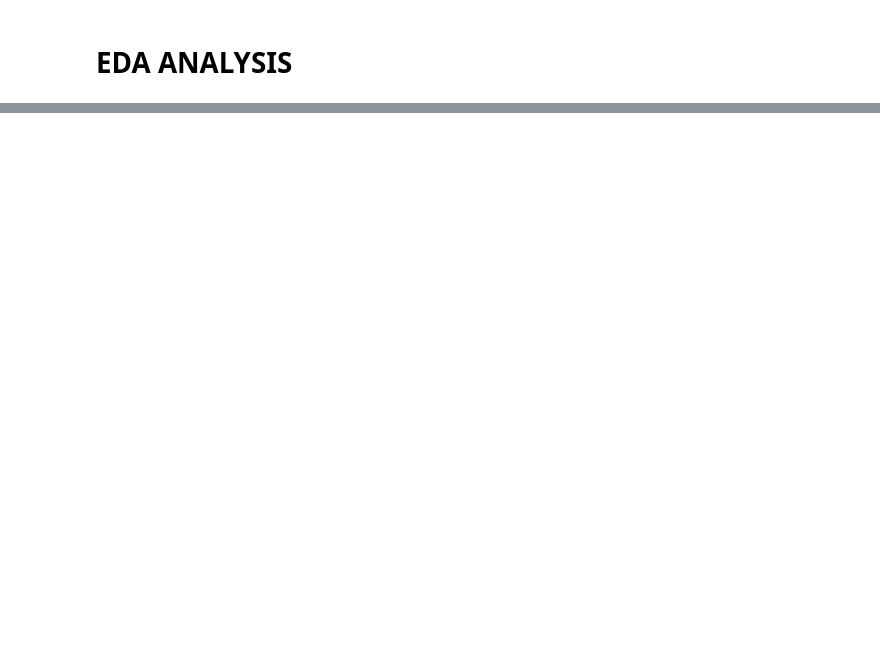
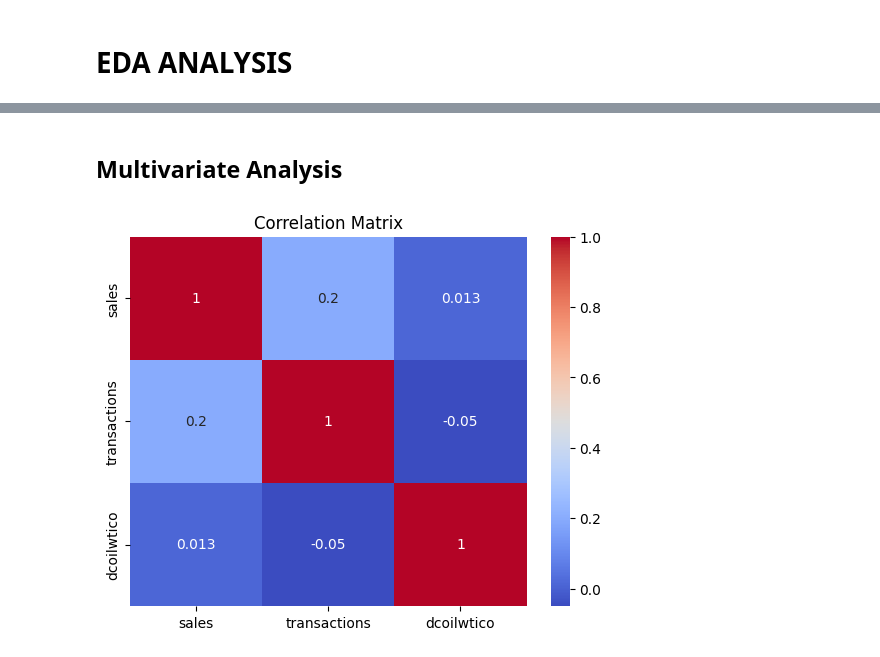
Before and after one commit to Dansoaa/Store-sales-data, a Jupyter notebook: Corporation_Favorita.ipynb, the cells around one changed output, grey strips where cells are left out. Saved outputs shown, nothing was run; the diff lists cells and outputs as text; code cells hidden in the pictures; blank space fills up the shorter version.

Commit message:
merging and modeling

```diff
--- a/Corporation_Favorita.ipynb
+++ b/Corporation_Favorita.ipynb
@@ -367,2 +462,6 @@ dt4.describe()
 # %% [markdown]
 # EDA ANALYSIS
+# %%
+# Convert 'date' column to datetime format for train data
+dt['date'] = pd.to_datetime(dt['date'], format='%m/%d/%Y').dt.strftime('%Y-%m-%d')
+dt.head()
@@ -368,0 +520,23 @@ dt4.describe()
+# %%
+
+# Merging the common columns ('store_nbr' and 'date') in the datasets using the inner merge() function
+
+# Merge train_data with stores_df based on 'store_nbr' column
+
+merged_df1 = dt.merge(df_stores, on='store_nbr', how='inner')
+
+# Merge merged_df1 with trans_data based on 'date' and 'store_nbr' columns
+
+merged_df2 = merged_df1.merge(dt2, on=['date', 'store_nbr'], how='inner')
+
+# Merge merged_df2 with holidays_events_df based on 'date' column
+
+merged_df3 = merged_df2.merge(df_holidays_events, on='date', how='inner')
+
+# Merge merged_df3 with oil_df based on 'date' column
+
+merged_data = merged_df3.merge(df_oil, on='date', how='inner')
+
+# View the first five rows of the merged dataset
+
+merged_data.head()
@@ -368,0 +583,4 @@ dt4.describe()
+# %%
+# Renaming the columns with the approapriate names
+merged_data = merged_data.rename(columns={"type_x": "store_type", "type_y": "holiday_type"})
+merged_data.head()
@@ -368,0 +783,15 @@ dt4.describe()
+# %% [markdown]
+## Multivariate Analysis
+# %%
+# Select numerical variables for correlation analysis
+numerical_vars = ['sales', 'transactions', 'dcoilwtico']
+
+# Compute correlation matrix
+corr_matrix = merged_data[numerical_vars].corr()
+
+# Plot heatmap
+sns.heatmap(corr_matrix, annot=True, cmap='coolwarm')
+plt.title('Correlation Matrix')
+plt.show()
+# %% [output]
+[figure, added]
```
Also changed, not shown: parts of 109 cells of this notebook, 1 other file.
